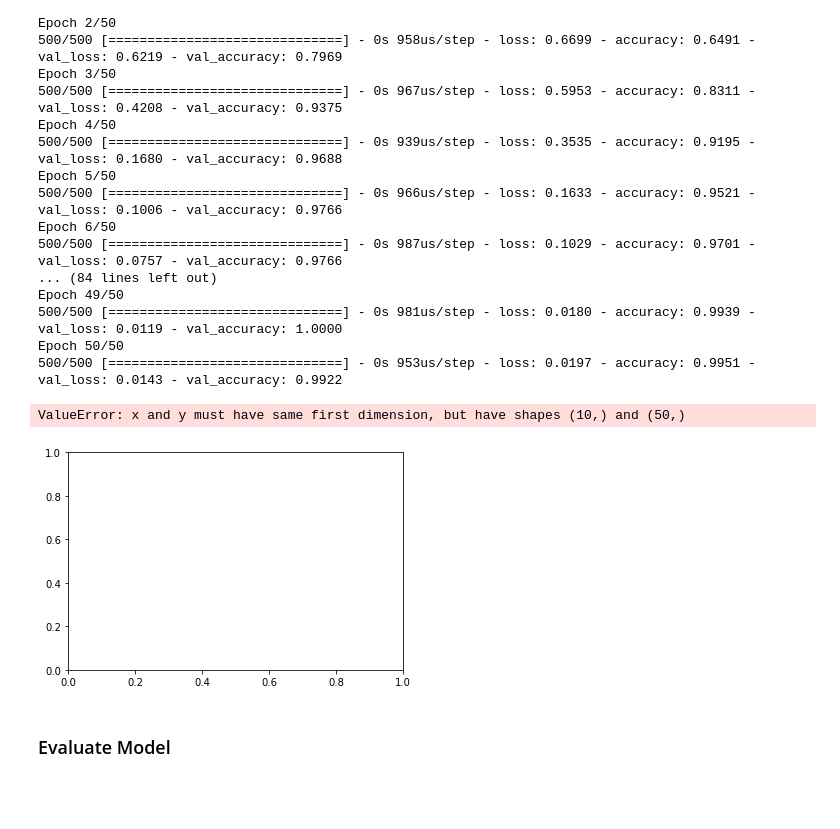
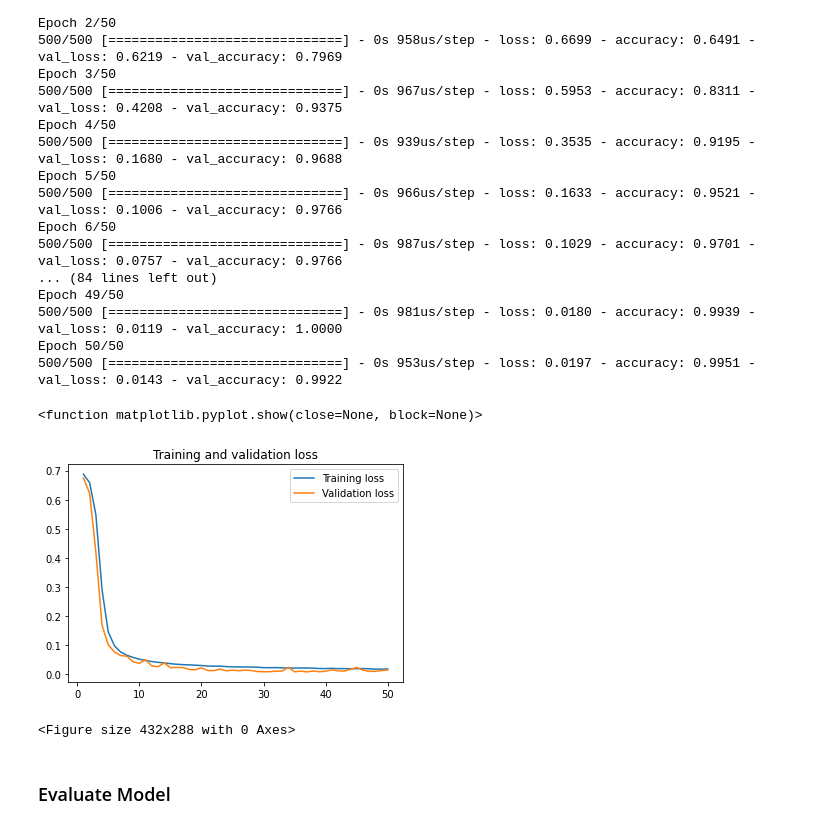
Before and after one commit to nayemmajhar/fake-news-detection, a Jupyter notebook: code/fake-news-detection-tensorflow.ipynb, the cells around one changed output. Saved outputs shown, nothing was run; the diff lists cells and outputs as text; code cells hidden in the pictures; blank space fills up the shorter version.

```diff
--- a/code/fake-news-detection-tensorflow.ipynb
+++ b/code/fake-news-detection-tensorflow.ipynb
@@ -271,26 +272,27 @@ Epoch 49/50
 500/500 [==============================] - 0s 981us/step - loss: 0.0180 - accuracy: 0.9939 - val_loss: 0.0119 - val_accuracy: 1.0000
 Epoch 50/50
 500/500 [==============================] - 0s 953us/step - loss: 0.0197 - accuracy: 0.9951 - val_loss: 0.0143 - val_accuracy: 0.9922
-# %%
-# training and validation loss
-
-loss = history.history['loss']
-val_loss = history.history['val_loss']
-
-epochsn = range(1, len(acc)+1)
-
-plt.plot(epochs, loss, label='Training loss')
-plt.plot(epochs, val_loss, label='Validation loss')
-plt.title('Training and validation loss')
-plt.legend()
-
-plt.figure()
-plt.show
-# %% [output]
-ValueError: x and y must have same first dimension, but have shapes (10,) and (50,)
-[figure, removed]
-# %% [markdown]
-### Evaluate Model
+# %%
+# training and validation loss
+
+loss = history.history['loss']
+val_loss = history.history['val_loss']
+
+epochs = range(1, len(loss)+1)
+
+plt.plot(epochs, loss, label='Training loss')
+plt.plot(epochs, val_loss, label='Validation loss')
+plt.title('Training and validation loss')
+plt.legend()
+
+plt.figure()
+plt.show
+# %% [output]
+<function matplotlib.pyplot.show(close=None, block=None)>
+[figure, added]
+<Figure size 432x288 with 0 Axes>
+# %% [markdown]
+### Evaluate Model
 # %%
 result = model.evaluate(test_dataset)
 dict(zip(model.metrics_names, result))
```
Also changed, not shown: parts of 12 cells of this notebook.
